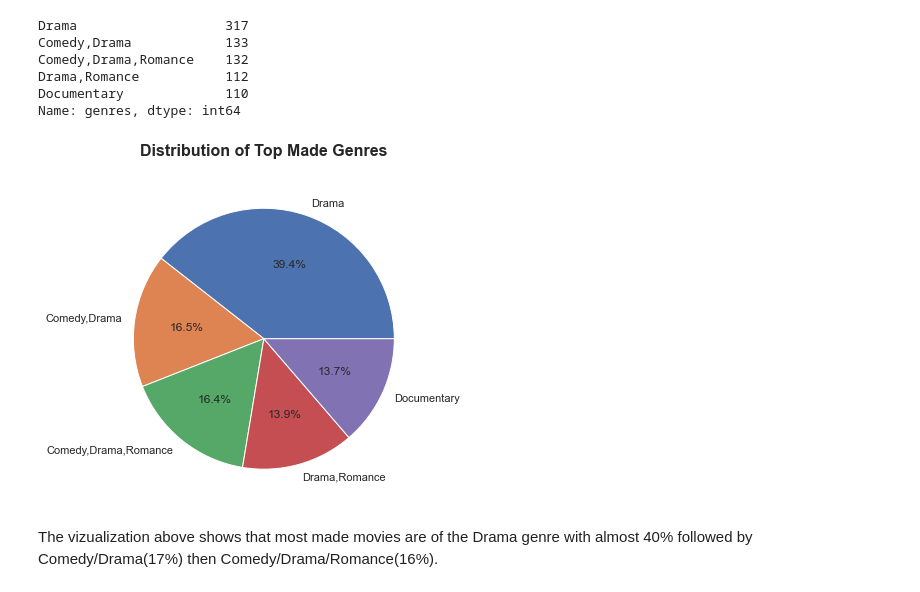
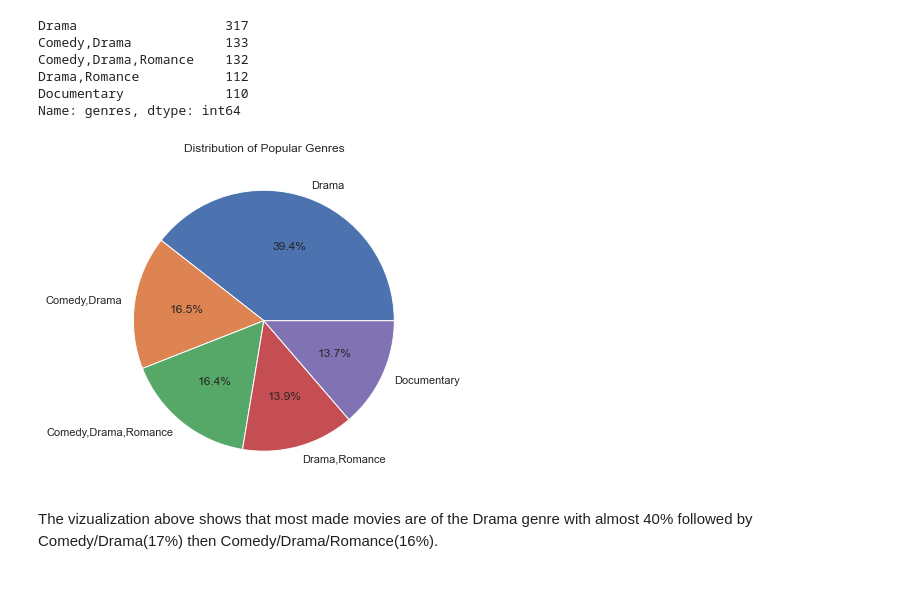
Before and after one commit to maureen-wk/Phase-1-Project, a Jupyter notebook: student.ipynb, the cells around one changed output. Drawn from its saved outputs; the diff is of its cells as text; code cells hidden in the pictures.

```diff
--- a/student.ipynb
+++ b/student.ipynb
@@ -737,16 +737,14 @@ Drama,Romance           112
 Documentary             110
 Name: genres, dtype: int64
 # %%
-#let's plot this
-
 sns.set(style="whitegrid")
 
 plt.figure(figsize = (10, 6))
 plt.pie(popular_genres, labels=popular_genres.index, autopct='%0.1f%%')
-plt.title('Distribution of Top Made Genres', fontsize=16, fontweight='bold', pad=20)
+plt.title('Distribution of Popular Genres')
 plt.show()
 # %% [output]
-[figure, old version]
+[figure, new version]
 # %% [markdown]
 The vizualization above shows that most made movies are of the Drama genre with almost 40% followed by Comedy/Drama(17%) then Comedy/Drama/Romance(16%).
 # %%
```
Also changed, not shown: parts of 11 cells of this notebook, 1 other file.
